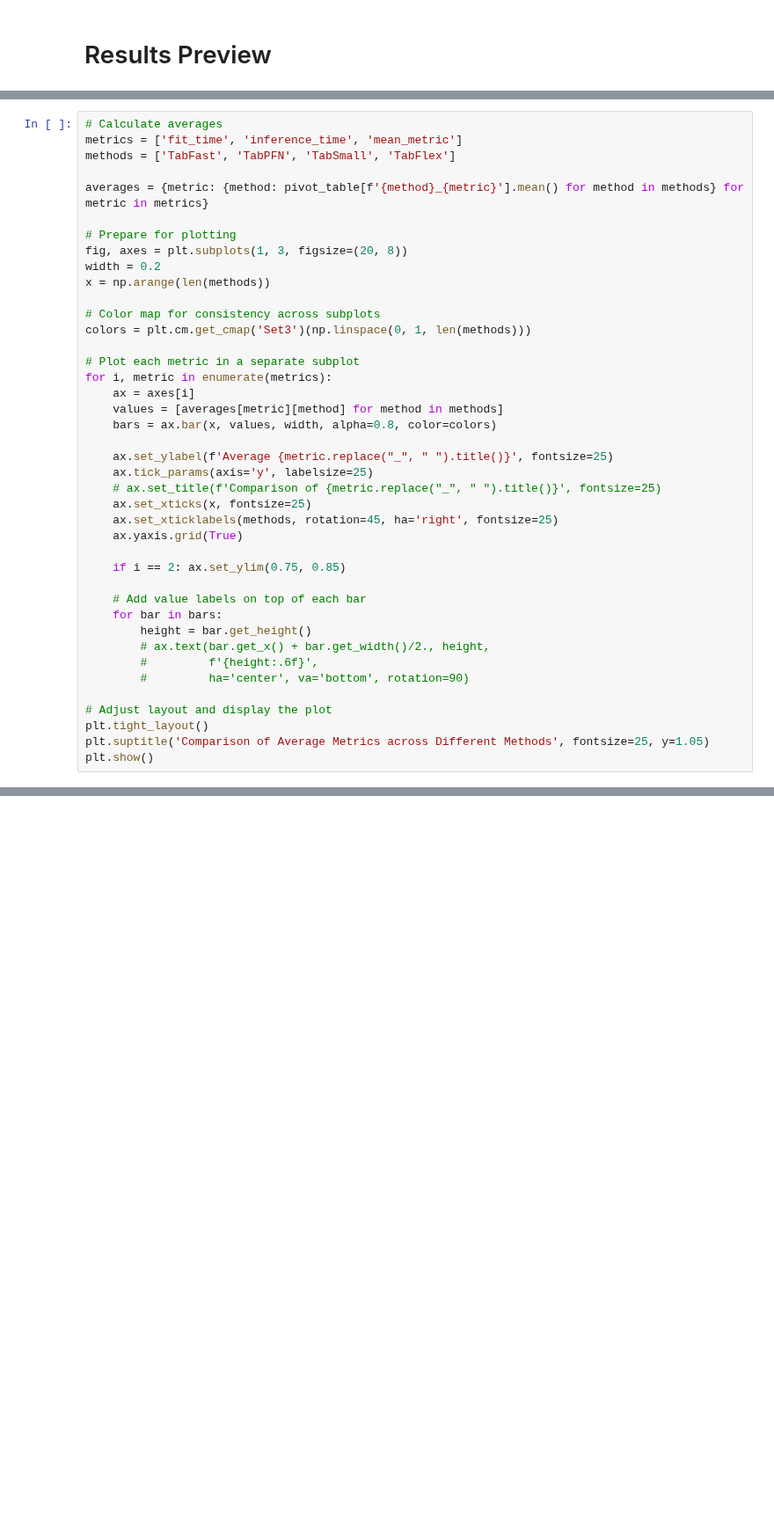
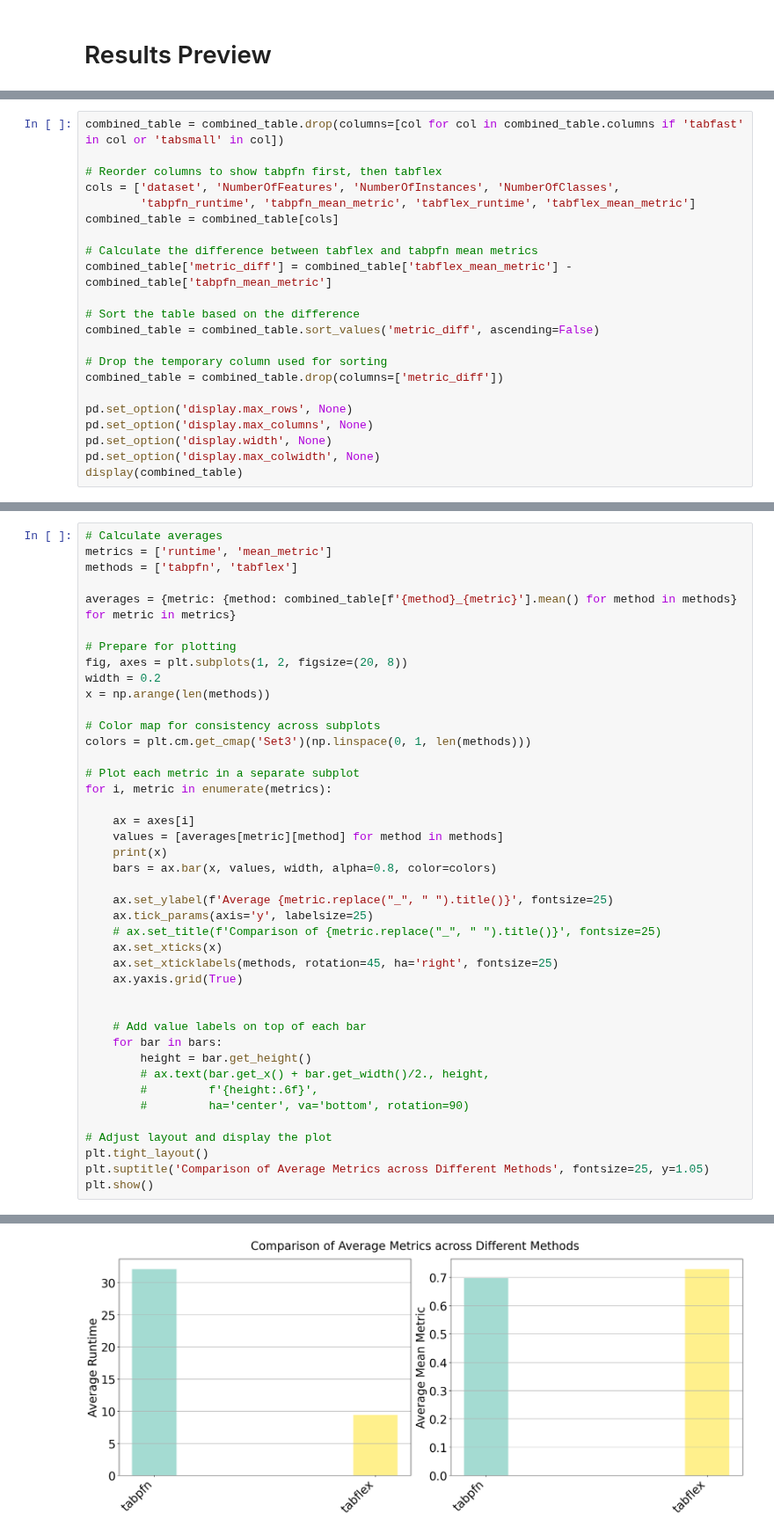
Before and after one commit to microsoft/ticl, a Jupyter notebook: mothernet/notebooks/large_test_set.ipynb, the cells around one changed output, grey strips where cells are left out. Shown at 88% size. Cells and saved outputs as stored; diff of their text form; blank space fills up the shorter version.

```diff
--- a/mothernet/notebooks/large_test_set.ipynb
+++ b/mothernet/notebooks/large_test_set.ipynb
@@ -337,0 +355,22 @@ pivot_table
+# %%
+combined_table = combined_table.drop(columns=[col for col in combined_table.columns if 'tabfast' in col or 'tabsmall' in col])
+
+# Reorder columns to show tabpfn first, then tabflex
+cols = ['dataset', 'NumberOfFeatures', 'NumberOfInstances', 'NumberOfClasses',
+        'tabpfn_runtime', 'tabpfn_mean_metric', 'tabflex_runtime', 'tabflex_mean_metric']
+combined_table = combined_table[cols]
+
+# Calculate the difference between tabflex and tabpfn mean metrics
+combined_table['metric_diff'] = combined_table['tabflex_mean_metric'] - combined_table['tabpfn_mean_metric']
+
+# Sort the table based on the difference
+combined_table = combined_table.sort_values('metric_diff', ascending=False)
+
+# Drop the temporary column used for sorting
+combined_table = combined_table.drop(columns=['metric_diff'])
+
+pd.set_option('display.max_rows', None)
+pd.set_option('display.max_columns', None)
+pd.set_option('display.width', None)
+pd.set_option('display.max_colwidth', None)
+display(combined_table)
@@ -338,12 +395,12 @@ pivot_table
 # %%
 # Calculate averages
-metrics = ['fit_time', 'inference_time', 'mean_metric']
-methods = ['TabFast', 'TabPFN', 'TabSmall', 'TabFlex']
+metrics = ['runtime', 'mean_metric']
+methods = ['tabpfn', 'tabflex']
 
-averages = {metric: {method: pivot_table[f'{method}_{metric}'].mean() for method in methods} for metric in metrics}
+averages = {metric: {method: combined_table[f'{method}_{metric}'].mean() for method in methods} for metric in metrics}
 
 # Prepare for plotting
-fig, axes = plt.subplots(1, 3, figsize=(20, 8))
+fig, axes = plt.subplots(1, 2, figsize=(20, 8))
 width = 0.2
 x = np.arange(len(methods))
 
@@ -352,18 +409,19 @@ colors = plt.cm.get_cmap('Set3')(np.linspace(0, 1, len(methods)))
 
 # Plot each metric in a separate subplot
 for i, metric in enumerate(metrics):
+
     ax = axes[i]
     values = [averages[metric][method] for method in methods]
+    print(x)
     bars = ax.bar(x, values, width, alpha=0.8, color=colors)
 
     ax.set_ylabel(f'Average {metric.replace("_", " ").title()}', fontsize=25)
     ax.tick_params(axis='y', labelsize=25)
     # ax.set_title(f'Comparison of {metric.replace("_", " ").title()}', fontsize=25)
-    ax.set_xticks(x, fontsize=25)
+    ax.set_xticks(x)
     ax.set_xticklabels(methods, rotation=45, ha='right', fontsize=25)
     ax.yaxis.grid(True)
 
-    if i == 2: ax.set_ylim(0.75, 0.85)
 
     # Add value labels on top of each bar
     for bar in bars:
@@ -380,0 +440 @@ KeyError: 'TabFlex_fit_time'
+[figure, added]
```
Also changed, not shown: parts of 21 cells of this notebook, 2 other files.
